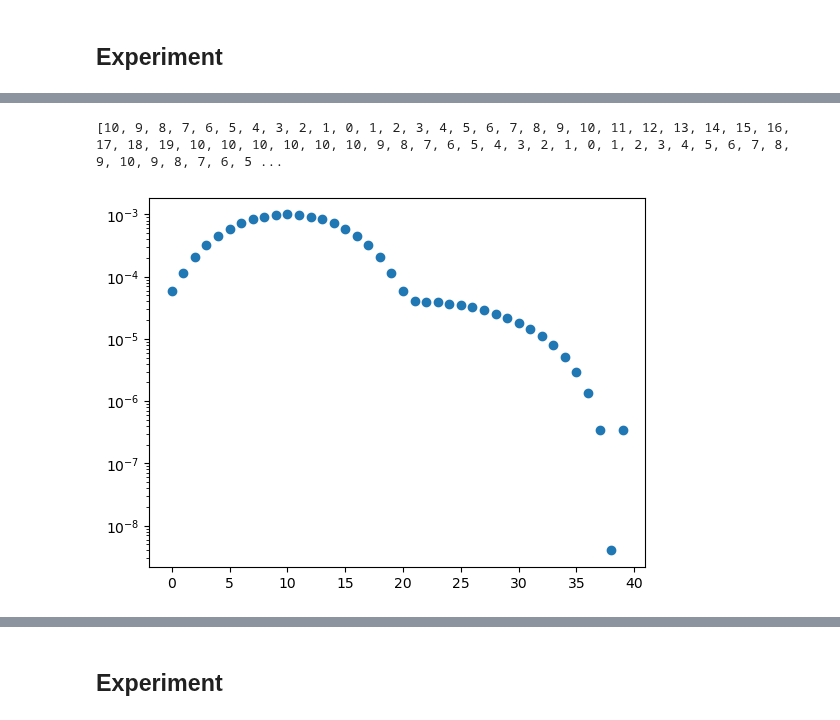
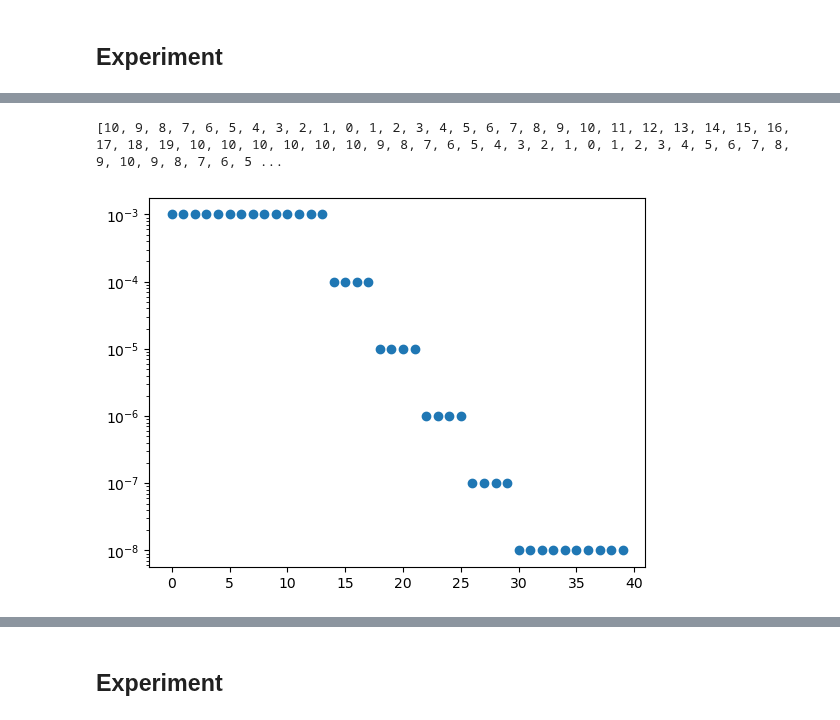
Before and after one commit to Ataago-AI/NN-Deep-Learning, a Jupyter notebook: assignment/NN_DL_Assignment_1.ipynb, the cells around one changed output, grey strips where cells are left out. Drawn from its saved outputs; the diff is of its cells as text; code cells hidden in the pictures.

Commit message:
v0.5.8 : reduceOnPlateu : 88.7%@40Epochs

```diff
--- a/assignment/NN_DL_Assignment_1.ipynb
+++ b/assignment/NN_DL_Assignment_1.ipynb
@@ -536,25 +538,25 @@ criterion = nn.CrossEntropyLoss()
 optimizer = torch.optim.AdamW(model.parameters(), lr=LR, weight_decay=WEIGHT_DECAY)
 #scheduler = torch.optim.lr_scheduler.StepLR(optimizer, step_size=LR_STEP_SIZE, gamma=0.1)
 #scheduler = torch.optim.lr_scheduler.CyclicLR(optimizer, base_lr=1e-5, max_lr=1e-3, step_size_up=2, step_size_down=None, mode='triangular', gamma=1.0, scale_fn=None, scale_mode='cycle', cycle_momentum=False, base_momentum=0.8, max_momentum=0.9, last_epoch=- 1, verbose=False)
-scheduler = torch.optim.lr_scheduler.OneCycleLR(optimizer, max_lr=1e-3, total_steps=40, epochs=None, steps_per_epoch=None, pct_start=0.3, anneal_strategy='cos', cycle_momentum=True, base_momentum=0.85, max_momentum=0.95, div_factor=25.0, final_div_factor=10000.0, three_phase=True, last_epoch=- 1, verbose=False)
-#scheduler = torch.optim.lr_scheduler.ReduceLROnPlateau(optimizer, mode='min', factor=0.1, patience=3, threshold=0.0001, threshold_mode='rel', cooldown=0, min_lr=0, eps=1e-08, verbose=False)
+#scheduler = torch.optim.lr_scheduler.OneCycleLR(optimizer, max_lr=1e-3, total_steps=40, epochs=None, steps_per_epoch=None, pct_start=0.3, anneal_strategy='cos', cycle_momentum=True, base_momentum=0.85, max_momentum=0.95, div_factor=25.0, final_div_factor=10000.0, three_phase=True, last_epoch=- 1, verbose=False)
+scheduler = torch.optim.lr_scheduler.ReduceLROnPlateau(optimizer, mode='min', factor=0.1, patience=3, threshold=0.0001, threshold_mode='rel', cooldown=0, min_lr=0, eps=1e-08, verbose=False)
 # %%
 lrs_ = list()
 values = list(range(10, 0, -1)) + list(range(0, 20)) + [10]*5 + list(range(10, 0, -1)) + list(range(0, 10)) + list(range(10, 0, -1)) + list(range(0, 10)) + list(range(10, 0, -1))
 print(values)
 for i in range(40):
     optimizer.step()
-    #scheduler.step(values[i])
-    scheduler.step()
+    scheduler.step(values[i])
+    #scheduler.step()
     #lrs_.append(scheduler.get_last_lr())
     lrs_.append(optimizer.param_groups[0]['lr'])
 
 fig, ax = plt.subplots(1)
 ax.scatter(range(len(lrs_)), lrs_)
 ax.set_yscale('log')
 # %% [output]
 [10, 9, 8, 7, 6, 5, 4, 3, 2, 1, 0, 1, 2, 3, 4, 5, 6, 7, 8, 9, 10, 11, 12, 13, 14, 15, 16, 17, 18, 19, 10, 10, 10, 10, 10, 10, 9, 8, 7, 6, 5, 4, 3, 2, 1, 0, 1, 2, 3, 4, 5, 6, 7, 8, 9, 10, 9, 8, 7, 6, 5 ...
-[figure, old version]
+[figure, new version]
 # %%
 # Init Trainer
 
```
Also changed, not shown: parts of 3 cells of this notebook.
